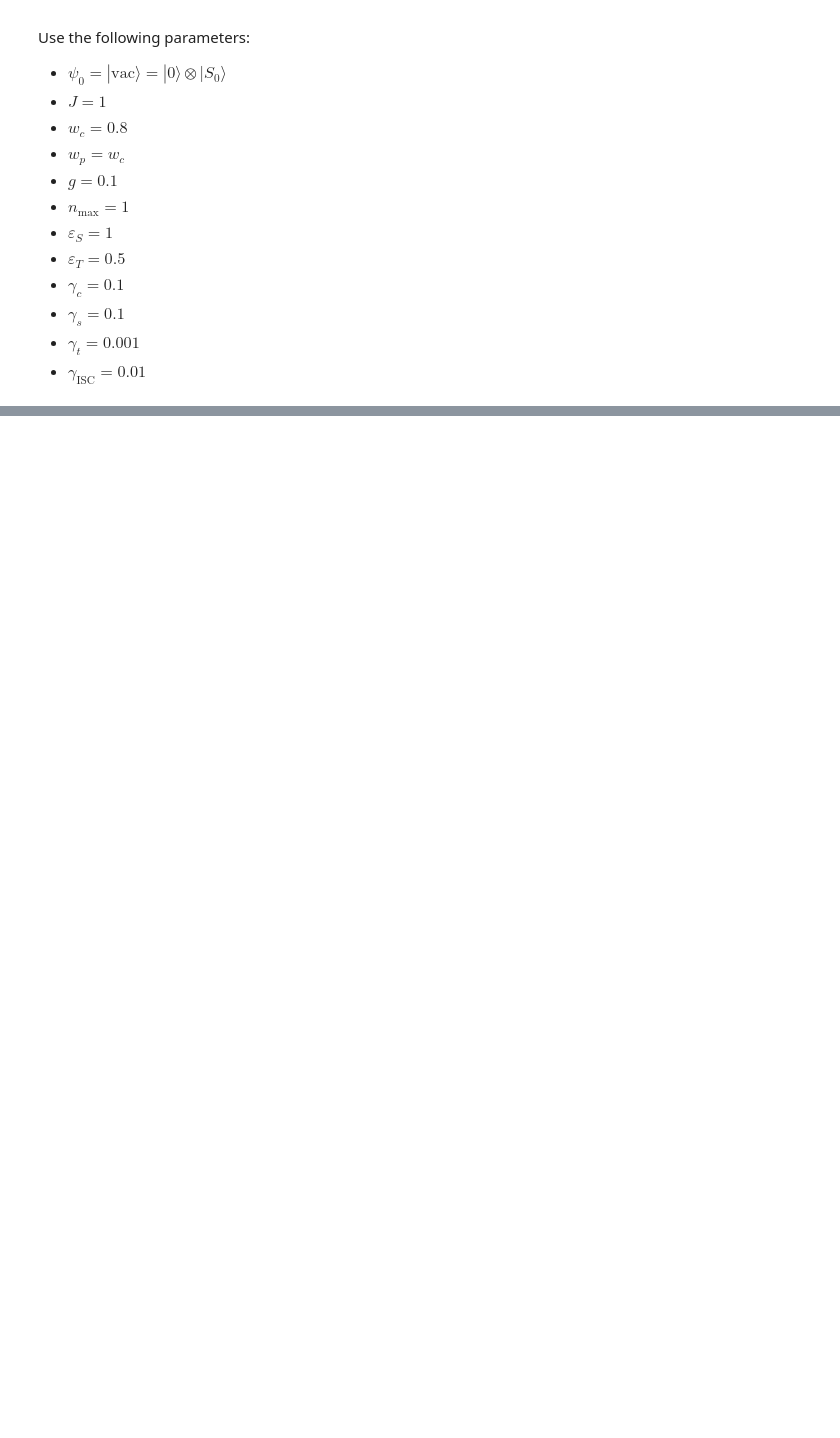
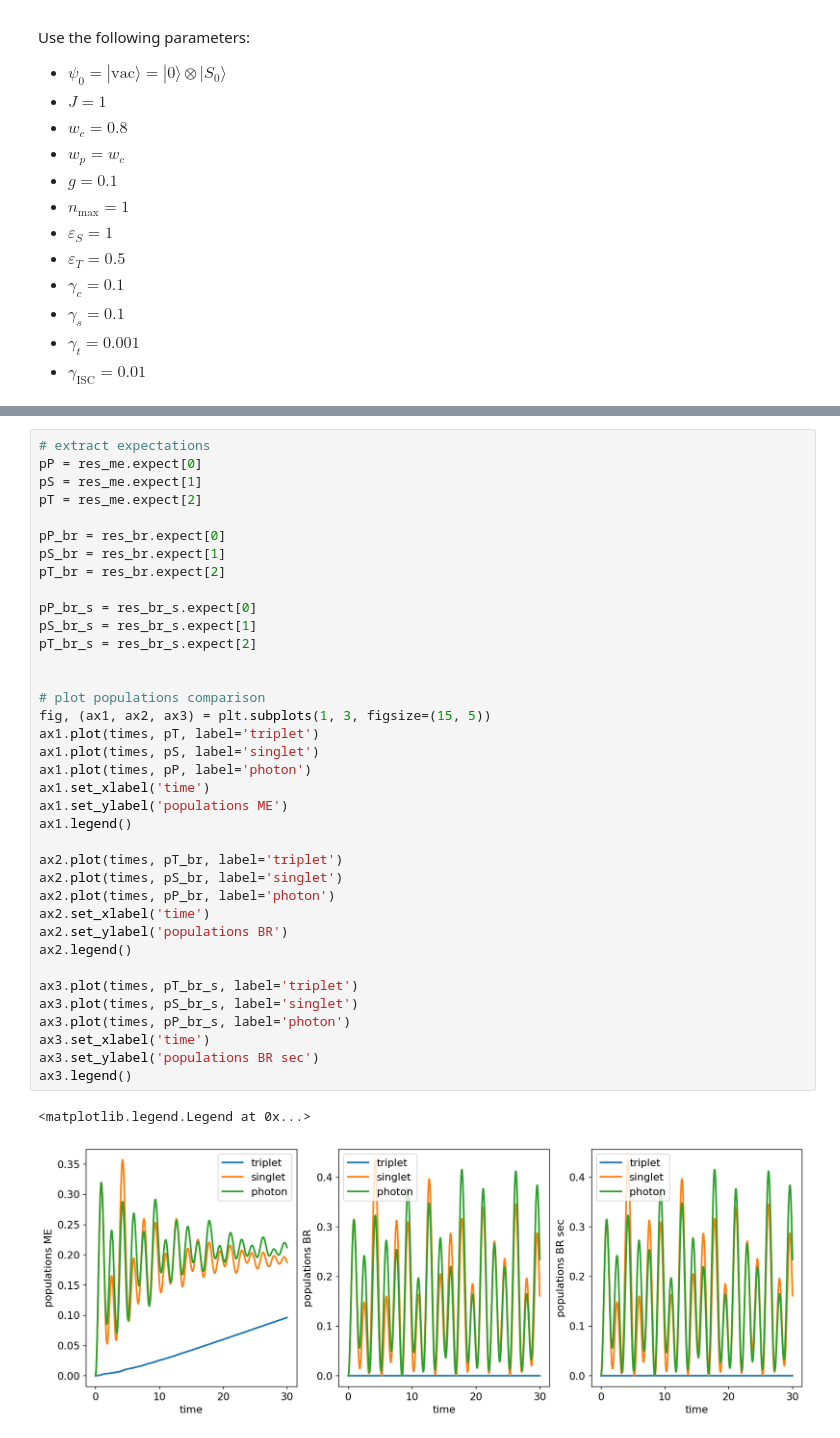
Before and after one commit to LBPhysics/redfield_education, a Jupyter notebook: notebooks/examples_qt/03_polariton.ipynb, the cells around one changed output, grey strips where cells are left out. Cells and saved outputs as stored; diff of their text form; blank space fills up the shorter version.

```diff
--- a/notebooks/examples_qt/03_polariton.ipynb
+++ b/notebooks/examples_qt/03_polariton.ipynb
@@ -441,0 +410,40 @@ RWA is False
+# %%
+# extract expectations
+pP = res_me.expect[0]
+pS = res_me.expect[1]
+pT = res_me.expect[2]
+
+pP_br = res_br.expect[0]
+pS_br = res_br.expect[1]
+pT_br = res_br.expect[2]
+
+pP_br_s = res_br_s.expect[0]
+pS_br_s = res_br_s.expect[1]
+pT_br_s = res_br_s.expect[2]
+
+
+# plot populations comparison
+fig, (ax1, ax2, ax3) = plt.subplots(1, 3, figsize=(15, 5))
+ax1.plot(times, pT, label='triplet')
+ax1.plot(times, pS, label='singlet')
+ax1.plot(times, pP, label='photon')
+ax1.set_xlabel('time')
+ax1.set_ylabel('populations ME')
+ax1.legend()
+
+ax2.plot(times, pT_br, label='triplet')
+ax2.plot(times, pS_br, label='singlet')
+ax2.plot(times, pP_br, label='photon')
+ax2.set_xlabel('time')
+ax2.set_ylabel('populations BR')
+ax2.legend()
+
+ax3.plot(times, pT_br_s, label='triplet')
+ax3.plot(times, pS_br_s, label='singlet')
+ax3.plot(times, pP_br_s, label='photon')
+ax3.set_xlabel('time')
+ax3.set_ylabel('populations BR sec')
+ax3.legend()
+# %% [output]
+<matplotlib.legend.Legend at 0x...>
+[figure, added]
```
Also changed, not shown: parts of 9 cells of this notebook, 18 other files.
